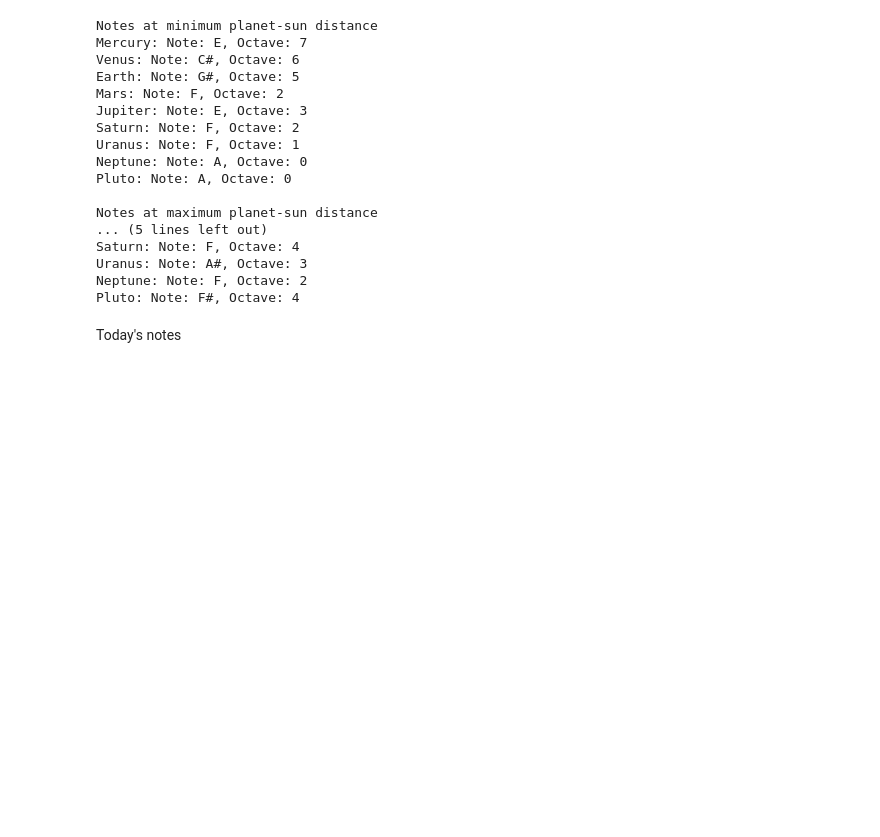
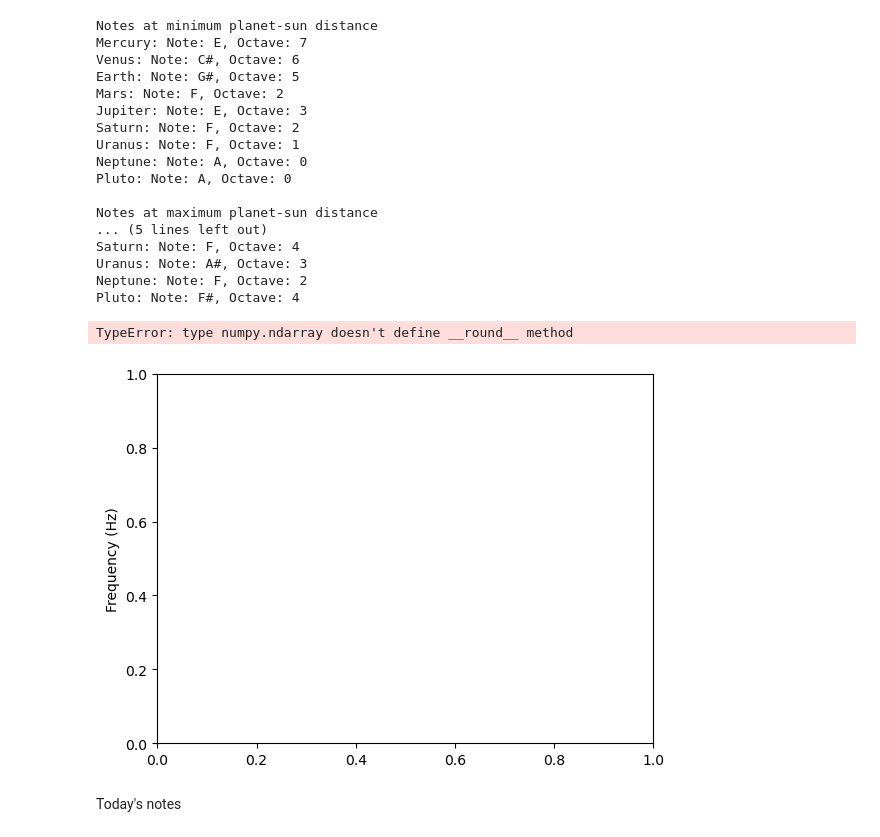
Before and after one commit to neil-power/music_of_the_spheres, a Jupyter notebook: group project.ipynb, the cells around one changed output. Saved outputs shown, nothing was run; the diff lists cells and outputs as text; code cells hidden in the pictures; blank space fills up the shorter version.

```diff
--- a/group project.ipynb
+++ b/group project.ipynb
@@ -375,6 +394,18 @@ Saturn: Note: F, Octave: 4
 Uranus: Note: A#, Octave: 3
 Neptune: Note: F, Octave: 2
 Pluto: Note: F#, Octave: 4
+# %%
+plt.ylabel("Frequency (Hz)")
+notes = freq_to_note(freq_total[2])[:1]
+print(notes)
+#plt.plot(t_total[2],,color="b")
+
+plt.legend(["Orbital Distance","Frequency Range"])
+plt.title("Note range for Earth")
+plt.show()
+# %% [output]
+TypeError: type numpy.ndarray doesn't define __round__ method
+[figure, added]
 # %% [markdown]
 Today's notes
 # %%
```
Also changed, not shown: parts of 4 cells of this notebook, 9 other files.
